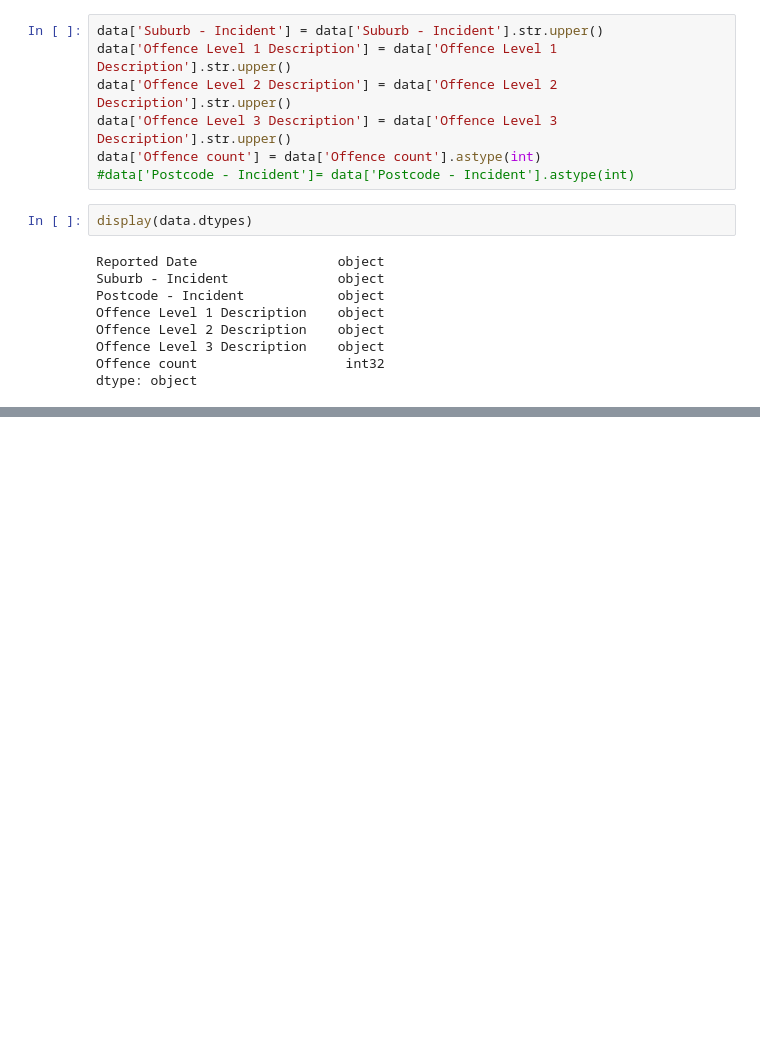
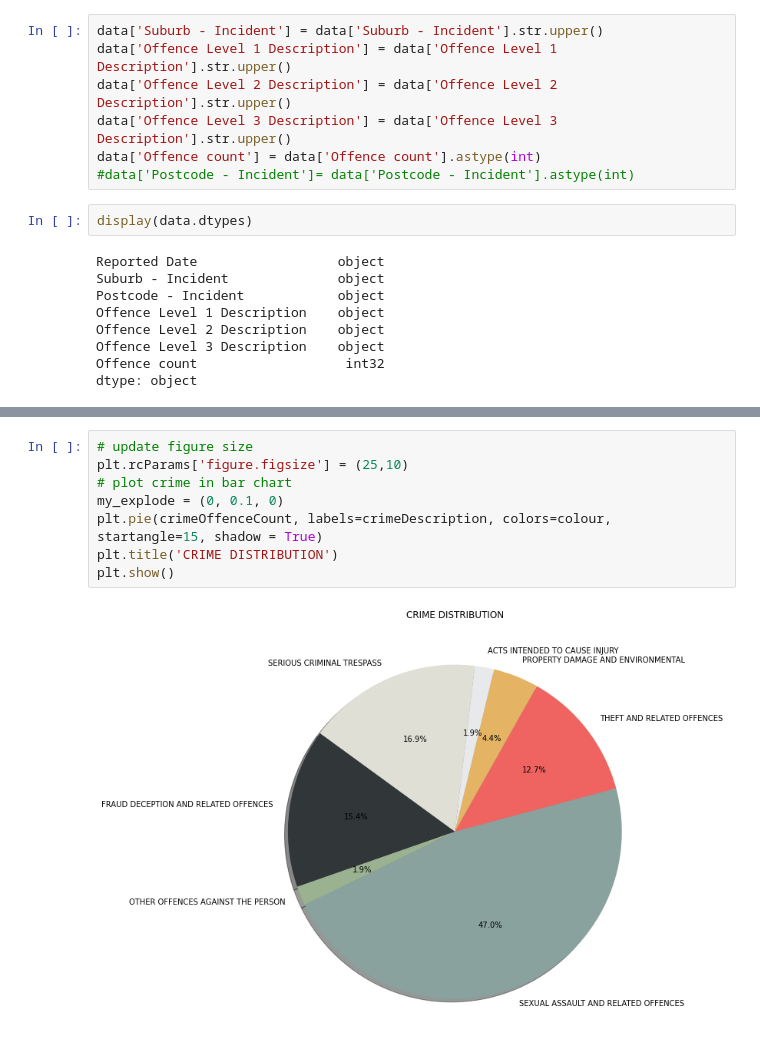
Before and after one commit to MunyaradziMagura/SA-Crime, a Jupyter notebook: SA_crime.ipynb, the cells around one changed output, grey strips where cells are left out. Saved outputs shown, nothing was run; the diff lists cells and outputs as text; blank space fills up the shorter version.

```diff
--- a/SA_crime.ipynb
+++ b/SA_crime.ipynb
@@ -204,0 +211,10 @@ plt.show()
+# %%
+# update figure size
+plt.rcParams['figure.figsize'] = (25,10)
+# plot crime in bar chart
+my_explode = (0, 0.1, 0)
+plt.pie(crimeOffenceCount, labels=crimeDescription, colors=colour, startangle=15, shadow = True)
+plt.title('CRIME DISTRIBUTION')
+plt.show()
+# %% [output]
+[figure, added]
```
Also changed, not shown: parts of 7 cells of this notebook.
